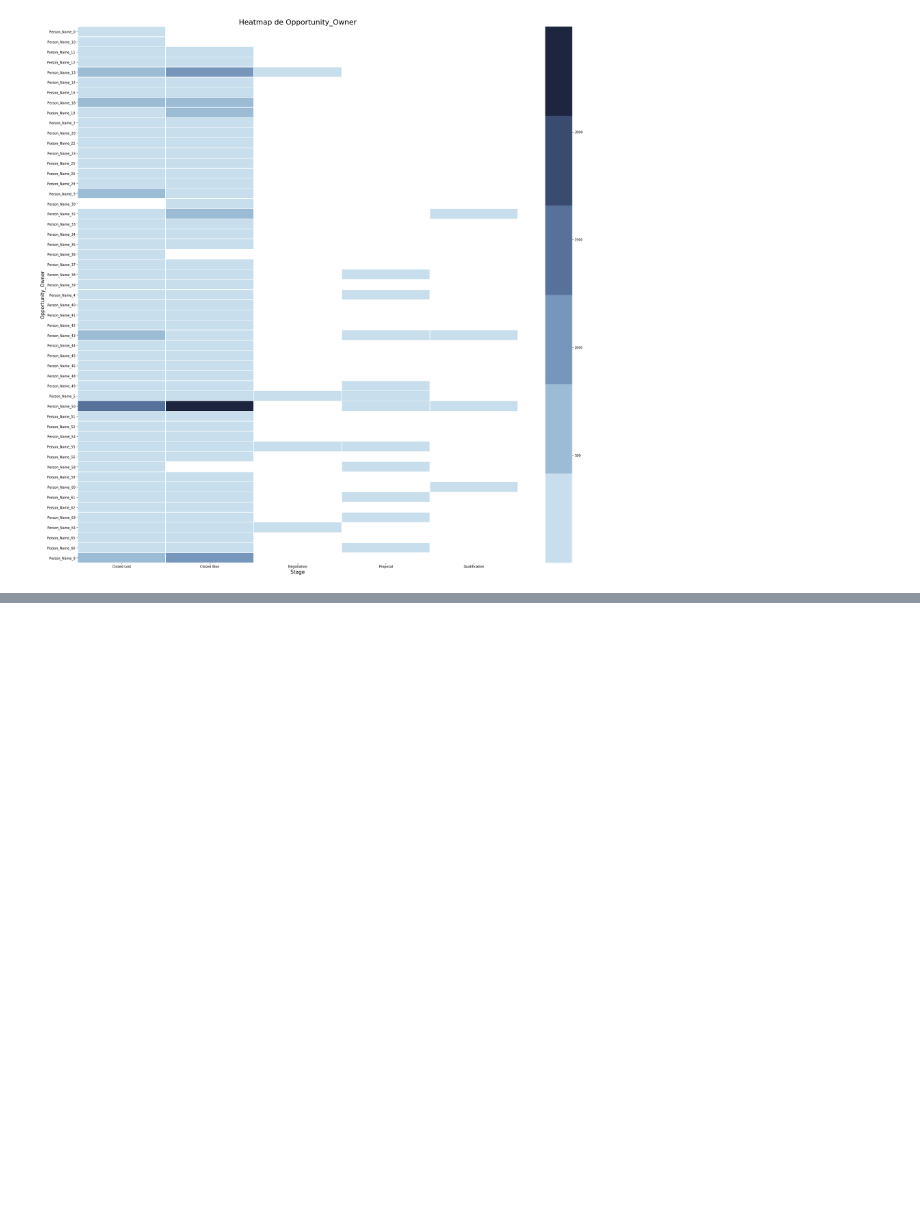
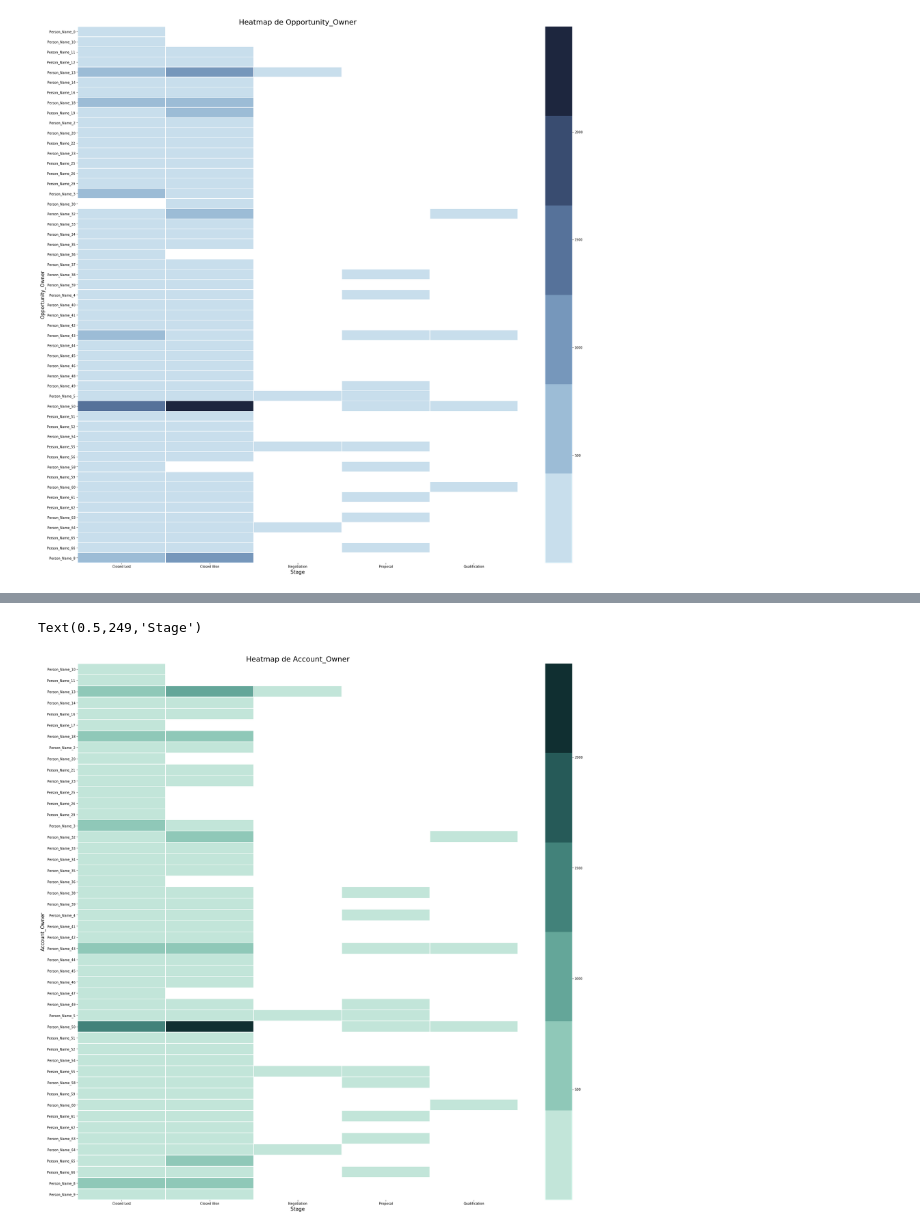
Before and after one commit to felipegonzalez2112/tp-2020-orga-datos, a Jupyter notebook: TP1-Analisis.ipynb, the cells around one changed output, grey strips where cells are left out. Drawn from its saved outputs; the diff is of its cells as text; code cells hidden in the pictures; blank space fills up the shorter version.

```diff
--- a/TP1-Analisis.ipynb
+++ b/TP1-Analisis.ipynb
@@ -439,0 +381,9 @@ eci.groupby(['Planned_Delivery_End_Date','Stage']).agg({'ID':'count'}).nlargest(
+# %%
+fig, ax = plt.subplots(figsize=(30,30))
+g = sns.heatmap(Account_Owner_pivot, cmap=sns.color_palette("ch:s=-0.5,rot=-0.10"), linewidths=0.5, cbar_kws={"orientation": "vertical"}, ax=ax)
+g.set_title("Heatmap de Account_Owner", fontsize=22)
+g.set_ylabel("Account_Owner",fontsize=15)
+g.set_xlabel("Stage", fontsize=15)
+# %% [output]
+Text(0.5,249,'Stage')
+[figure, added]
```
Also changed, not shown: parts of 7 cells of this notebook.
